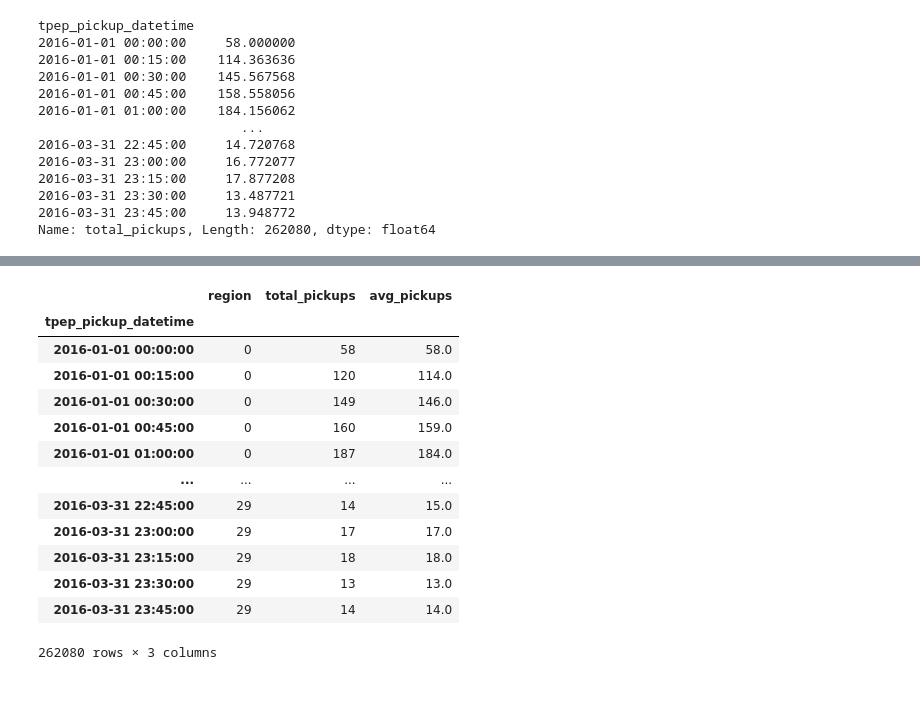
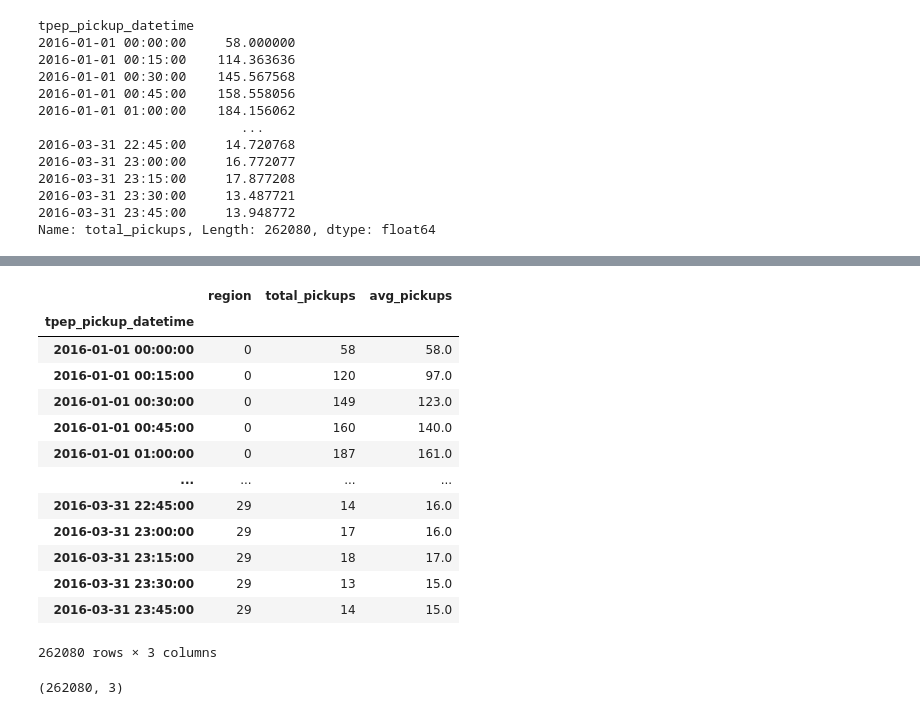
Before and after one commit to akshay-9611/Uber-Demand-Prediction, a Jupyter notebook: notebooks/Creating-Historical-Data.ipynb, the cells around one changed output, grey strips where cells are left out. Cells and saved outputs as stored; diff of their text form; code cells hidden in the pictures.

```diff
--- a/notebooks/Creating-Historical-Data.ipynb
+++ b/notebooks/Creating-Historical-Data.ipynb
@@ -437,21 +440,21 @@ For smoothing value 0.9, the MAPE is 0.03
 # %%
 # dataset with pickup smoothing applied
 
-resampled_data["avg_pickups"] = resampled_data['total_pickups'].ewm(alpha=0.9).mean().round()
+resampled_data["avg_pickups"] = resampled_data['total_pickups'].ewm(alpha=0.4).mean().round()
 
 resampled_data
 # %% [output]
 |  | region | total_pickups | avg_pickups |
 | tpep_pickup_datetime |  |  |  |
 | 2016-01-01 00:00:00 | 0 | 58 | 58.0 |
-| 2016-01-01 00:15:00 | 0 | 120 | 114.0 |
-| 2016-01-01 00:30:00 | 0 | 149 | 146.0 |
-| 2016-01-01 00:45:00 | 0 | 160 | 159.0 |
-| 2016-01-01 01:00:00 | 0 | 187 | 184.0 |
+| 2016-01-01 00:15:00 | 0 | 120 | 97.0 |
+| 2016-01-01 00:30:00 | 0 | 149 | 123.0 |
+| 2016-01-01 00:45:00 | 0 | 160 | 140.0 |
+| 2016-01-01 01:00:00 | 0 | 187 | 161.0 |
 | ... | ... | ... | ... |
-| 2016-03-31 22:45:00 | 29 | 14 | 15.0 |
-| 2016-03-31 23:00:00 | 29 | 17 | 17.0 |
-| 2016-03-31 23:15:00 | 29 | 18 | 18.0 |
-| 2016-03-31 23:30:00 | 29 | 13 | 13.0 |
-| 2016-03-31 23:45:00 | 29 | 14 | 14.0 |
+| 2016-03-31 22:45:00 | 29 | 14 | 16.0 |
+| 2016-03-31 23:00:00 | 29 | 17 | 16.0 |
+| 2016-03-31 23:15:00 | 29 | 18 | 17.0 |
+| 2016-03-31 23:30:00 | 29 | 13 | 15.0 |
+| 2016-03-31 23:45:00 | 29 | 14 | 15.0 |
 262080 rows × 3 columns
@@ -457,0 +467,6 @@ resampled_data
+# %%
+# shape of the data
+
+resampled_data.shape
+# %% [output]
+(262080, 3)
```
Also changed, not shown: parts of 3 cells of this notebook, 1 other file.
